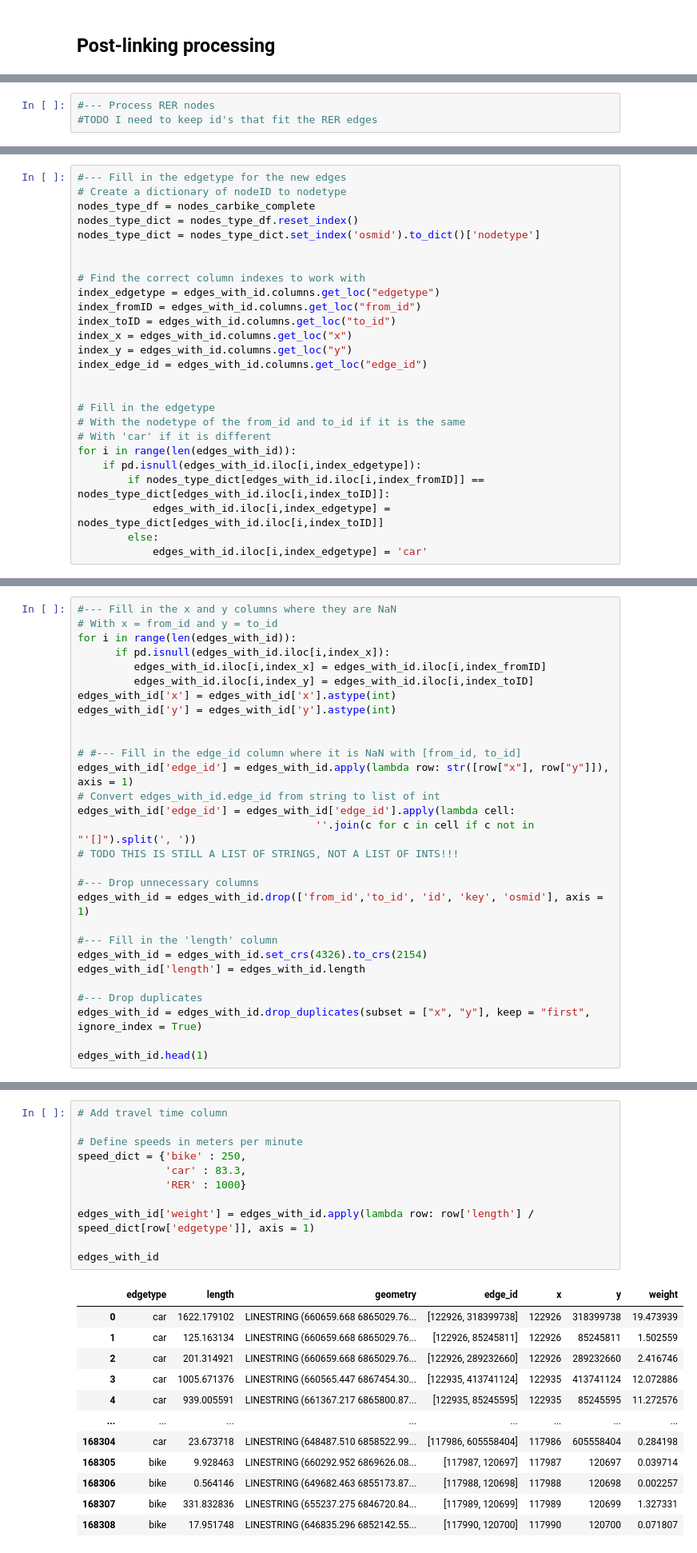
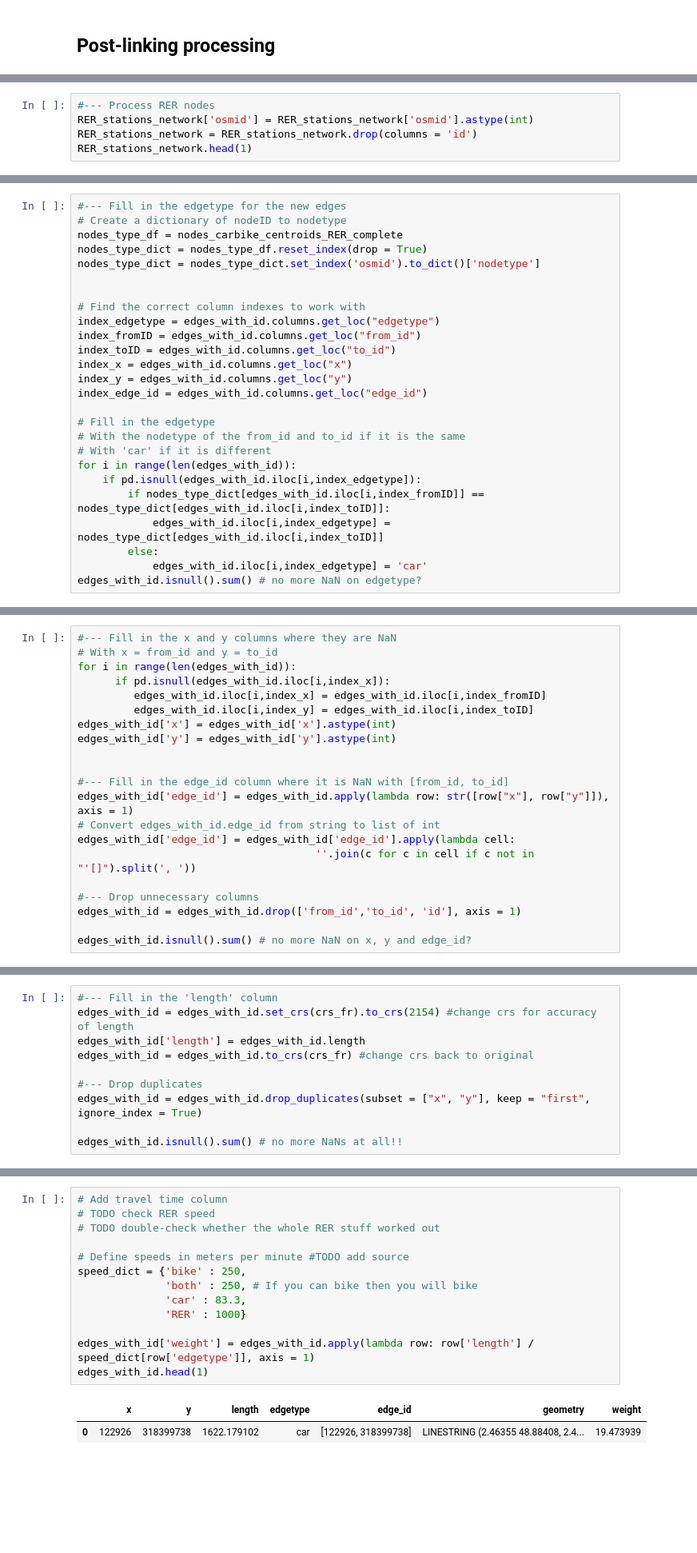
Before and after one commit to AurianeTec/Thesis, a Jupyter notebook: create_final_network.ipynb, the cells around one changed output, grey strips where cells are left out. Shown at 80% size. Cells and saved outputs as stored; diff of their text form; blank space fills up the shorter version.

Commit message:
done adding RER to network
some fixes needed, but not related to RER

```diff
--- a/create_final_network.ipynb
+++ b/create_final_network.ipynb
@@ -308,3 +337,5 @@ new_carbike_nodes.tail(1)
 # %%
 #--- Process RER nodes
-#TODO I need to keep id's that fit the RER edges
+RER_stations_network['osmid'] = RER_stations_network['osmid'].astype(int)
+RER_stations_network = RER_stations_network.drop(columns = 'id')
+RER_stations_network.head(1)
@@ -429,8 +484,8 @@ See the caveats in the documentation: https://pandas.pydata.org/pandas-docs/stab
 # %%
 #--- Fill in the edgetype for the new edges
 # Create a dictionary of nodeID to nodetype
-nodes_type_df = nodes_carbike_complete
-nodes_type_dict = nodes_type_df.reset_index()
+nodes_type_df = nodes_carbike_centroids_RER_complete
+nodes_type_dict = nodes_type_df.reset_index(drop = True)
 nodes_type_dict = nodes_type_dict.set_index('osmid').to_dict()['nodetype']
 
 
@@ -442,7 +497,6 @@ index_x = edges_with_id.columns.get_loc("x")
 index_y = edges_with_id.columns.get_loc("y")
 index_edge_id = edges_with_id.columns.get_loc("edge_id")
 
-
 # Fill in the edgetype
 # With the nodetype of the from_id and to_id if it is the same
 # With 'car' if it is different
@@ -452,3 +506,4 @@ for i in range(len(edges_with_id)):
             edges_with_id.iloc[i,index_edgetype] = nodes_type_dict[edges_with_id.iloc[i,index_toID]]
         else:
             edges_with_id.iloc[i,index_edgetype] = 'car'
+edges_with_id.isnull().sum() # no more NaN on edgetype?
@@ -463,22 +529,14 @@ edges_with_id['x'] = edges_with_id['x'].astype(int)
 edges_with_id['y'] = edges_with_id['y'].astype(int)
 
 
-# #--- Fill in the edge_id column where it is NaN with [from_id, to_id]
+#--- Fill in the edge_id column where it is NaN with [from_id, to_id]
 edges_with_id['edge_id'] = edges_with_id.apply(lambda row: str([row["x"], row["y"]]), axis = 1)
 # Convert edges_with_id.edge_id from string to list of int
 edges_with_id['edge_id'] = edges_with_id['edge_id'].apply(lambda cell:
                                       ''.join(c for c in cell if c not in "'[]").split(', '))
-# TODO THIS IS STILL A LIST OF STRINGS, NOT A LIST OF INTS!!!
 
 #--- Drop unnecessary columns
-edges_with_id = edges_with_id.drop(['from_id','to_id', 'id', 'key', 'osmid'], axis = 1)
+edges_with_id = edges_with_id.drop(['from_id','to_id', 'id'], axis = 1)
 
-#--- Fill in the 'length' column
-edges_with_id = edges_with_id.set_crs(4326).to_crs(2154)
-edges_with_id['length'] = edges_with_id.length
-
-#--- Drop duplicates
-edges_with_id = edges_with_id.drop_duplicates(subset = ["x", "y"], keep = "first", ignore_index = True)
-
-edges_with_id.head(1)
+edges_with_id.isnull().sum() # no more NaN on x, y and edge_id?
 # %% [output]
@@ -486,0 +571,10 @@ edges_with_id.head(1)
+# %%
+#--- Fill in the 'length' column
+edges_with_id = edges_with_id.set_crs(crs_fr).to_crs(2154) #change crs for accuracy of length
+edges_with_id['length'] = edges_with_id.length
+edges_with_id = edges_with_id.to_crs(crs_fr) #change crs back to original
+
+#--- Drop duplicates
+edges_with_id = edges_with_id.drop_duplicates(subset = ["x", "y"], keep = "first", ignore_index = True)
+
+edges_with_id.isnull().sum() # no more NaNs at all!!
@@ -487,24 +589,16 @@ edges_with_id.head(1)
 # %%
 # Add travel time column
+# TODO check RER speed
+# TODO double-check whether the whole RER stuff worked out
 
-# Define speeds in meters per minute
+# Define speeds in meters per minute #TODO add source
 speed_dict = {'bike' : 250,
+              'both' : 250, # If you can bike then you will bike
               'car' : 83.3,
               'RER' : 1000}
 
 edges_with_id['weight'] = edges_with_id.apply(lambda row: row['length'] / speed_dict[row['edgetype']], axis = 1)
-
-edges_with_id
+edges_with_id.head(1)
 # %% [output]
-|  | edgetype | length | geometry | edge_id | x | y | weight |
-| 0 | car | 1622.179102 | LINESTRING (660659.668 6865029.76... | [122926, 318399738] | 122926 | 318399738 | 19.473939 |
-| 1 | car | 125.163134 | LINESTRING (660659.668 6865029.76... | [122926, 85245811] | 122926 | 85245811 | 1.502559 |
-| 2 | car | 201.314921 | LINESTRING (660659.668 6865029.76... | [122926, 289232660] | 122926 | 289232660 | 2.416746 |
-| 3 | car | 1005.671376 | LINESTRING (660565.447 6867454.30... | [122935, 413741124] | 122935 | 413741124 | 12.072886 |
-| 4 | car | 939.005591 | LINESTRING (661367.217 6865800.87... | [122935, 85245595] | 122935 | 85245595 | 11.272576 |
-| ... | ... | ... | ... | ... | ... | ... | ... |
-| 168304 | car | 23.673718 | LINESTRING (648487.510 6858522.99... | [117986, 605558404] | 117986 | 605558404 | 0.284198 |
-| 168305 | bike | 9.928463 | LINESTRING (660292.952 6869626.08... | [117987, 120697] | 117987 | 120697 | 0.039714 |
-| 168306 | bike | 0.564146 | LINESTRING (649682.463 6855173.87... | [117988, 120698] | 117988 | 120698 | 0.002257 |
-| 168307 | bike | 331.832836 | LINESTRING (655237.275 6846720.84... | [117989, 120699] | 117989 | 120699 | 1.327331 |
-| 168308 | bike | 17.951748 | LINESTRING (646835.296 6852142.55... | [117990, 120700] | 117990 | 120700 | 0.071807 |
+|  | x | y | length | edgetype | edge_id | geometry | weight |
+| 0 | 122926 | 318399738 | 1622.179102 | car | [122926, 318399738] | LINESTRING (2.46355 48.88408, 2.4... | 19.473939 |
```
Also changed, not shown: parts of 43 cells of this notebook, 6 other files.
